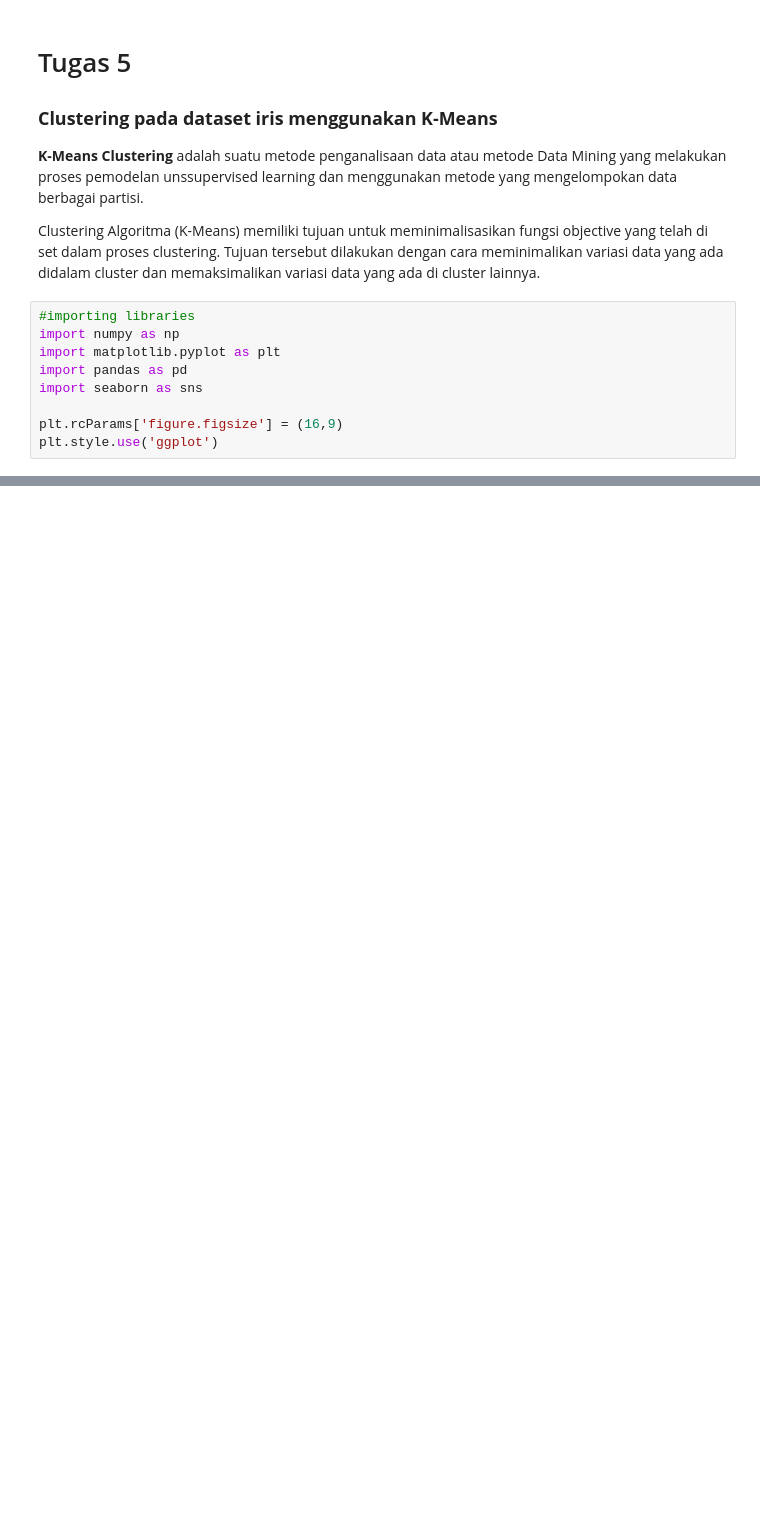
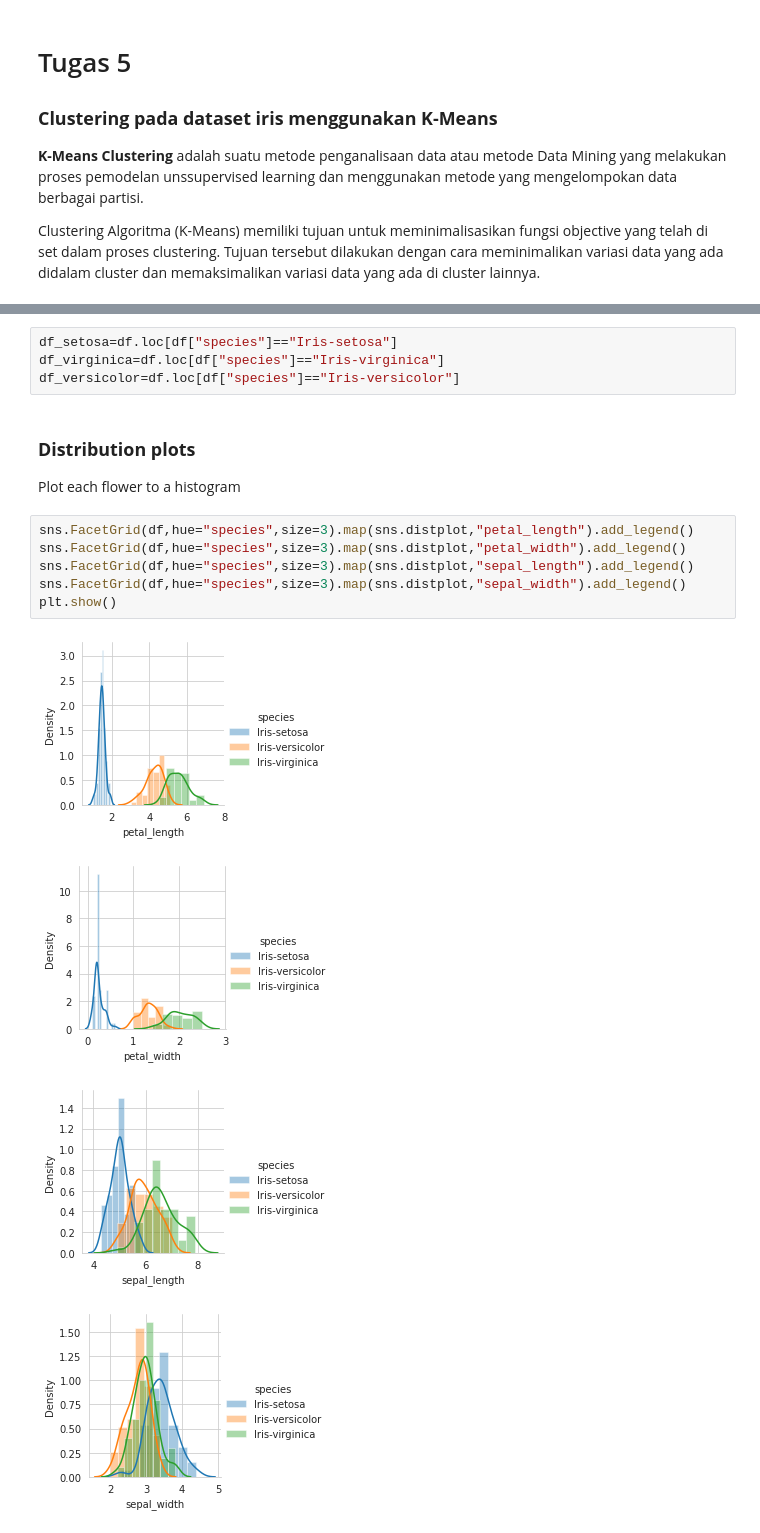
Before and after one commit to indyrajanuar/datamining, a Jupyter notebook: _sources/Tugas 5.ipynb, the cells around one changed output, grey strips where cells are left out. Saved outputs shown, nothing was run; the diff lists cells and outputs as text; blank space fills up the shorter version.

```diff
--- a/_sources/Tugas 5.ipynb
+++ b/_sources/Tugas 5.ipynb
@@ -4,12 +4,3 @@
 **K-Means Clustering** adalah suatu metode penganalisaan data atau metode Data Mining yang melakukan proses pemodelan unssupervised learning dan menggunakan metode yang mengelompokan data berbagai partisi.
 
 Clustering Algoritma (K-Means) memiliki tujuan untuk meminimalisasikan fungsi objective yang telah di set dalam proses clustering. Tujuan tersebut dilakukan dengan cara meminimalikan variasi data yang ada didalam cluster dan memaksimalikan variasi data yang ada di cluster lainnya.
-# %%
-#importing libraries
-import numpy as np
-import matplotlib.pyplot as plt
-import pandas as pd
-import seaborn as sns
-
-plt.rcParams['figure.figsize'] = (16,9)
-plt.style.use('ggplot')
@@ -128,0 +60,19 @@ plt.scatter(centers[:,0], centers[:,1], c='black', s=200, alpha=0.5)
+# %%
+df_setosa=df.loc[df["species"]=="Iris-setosa"]
+df_virginica=df.loc[df["species"]=="Iris-virginica"]
+df_versicolor=df.loc[df["species"]=="Iris-versicolor"]
+# %% [markdown]
+### **Distribution plots**
+
+Plot each flower to a histogram
+# %%
+sns.FacetGrid(df,hue="species",size=3).map(sns.distplot,"petal_length").add_legend()
+sns.FacetGrid(df,hue="species",size=3).map(sns.distplot,"petal_width").add_legend()
+sns.FacetGrid(df,hue="species",size=3).map(sns.distplot,"sepal_length").add_legend()
+sns.FacetGrid(df,hue="species",size=3).map(sns.distplot,"sepal_width").add_legend()
+plt.show()
+# %% [output]
+[figure, added]
+[figure, added]
+[figure, added]
+[figure, added]
```
Also changed, not shown: parts of 33 cells of this notebook, 25 other files.
